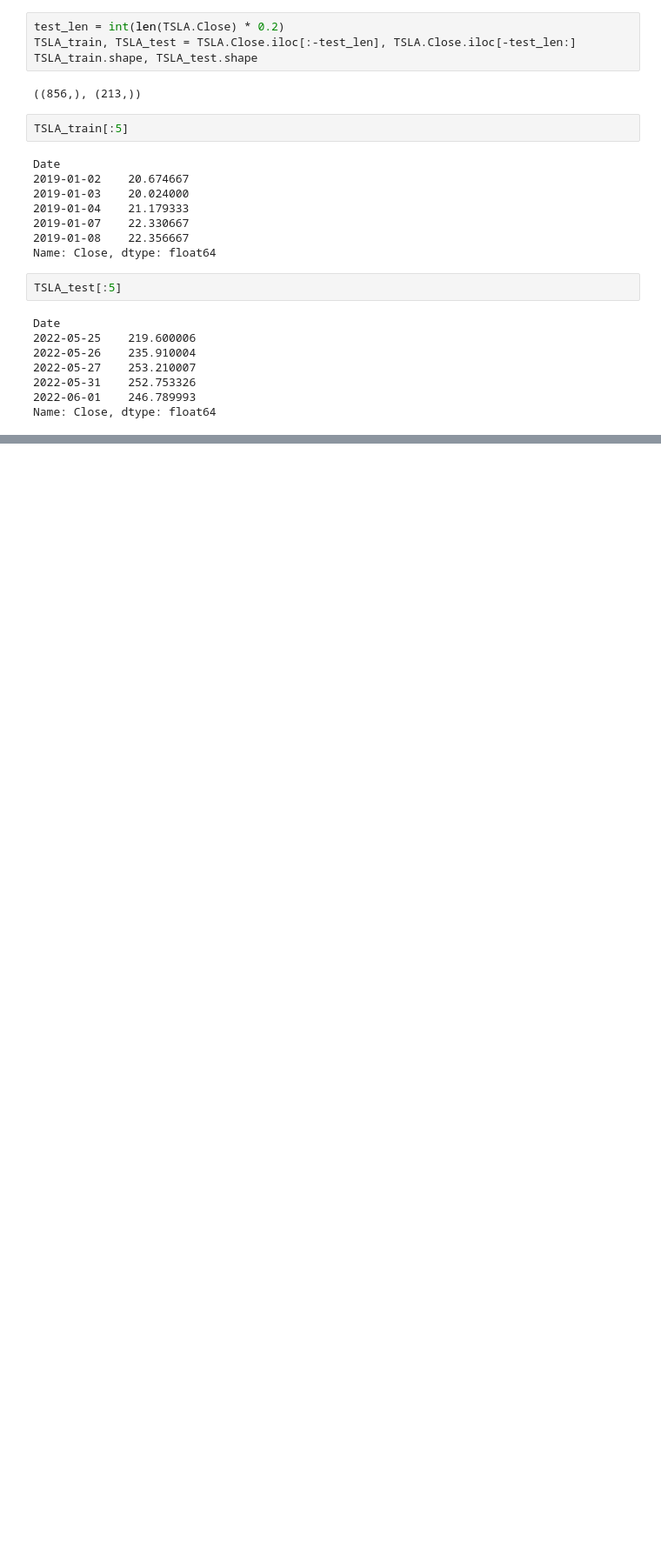
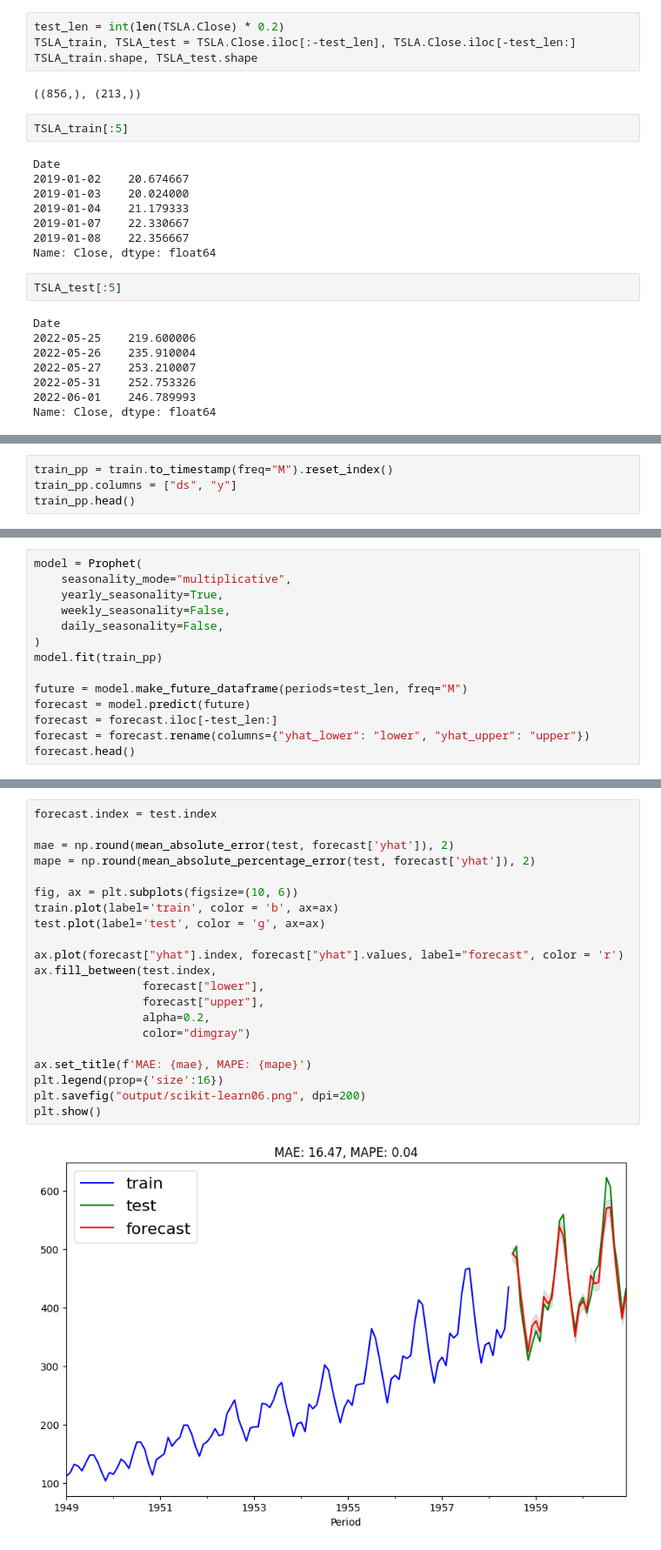
Before and after one commit to dschloe/streamlitbook-saraevan, a Jupyter notebook: ch02/step05_scikit-learn.ipynb, the cells around one changed output, grey strips where cells are left out. Shown at 87% size. Cells and saved outputs as stored; diff of their text form; blank space fills up the shorter version.

```diff
--- a/ch02/step05_scikit-learn.ipynb
+++ b/ch02/step05_scikit-learn.ipynb
@@ -182,0 +219,4 @@ plt.show()
+# %%
+train_pp = train.to_timestamp(freq="M").reset_index()
+train_pp.columns = ["ds", "y"]
+train_pp.head()
@@ -182,0 +230,14 @@ plt.show()
+# %%
+model = Prophet(
+    seasonality_mode="multiplicative",
+    yearly_seasonality=True,
+    weekly_seasonality=False,
+    daily_seasonality=False,
+)
+model.fit(train_pp)
+
+future = model.make_future_dataframe(periods=test_len, freq="M")
+forecast = model.predict(future)
+forecast = forecast.iloc[-test_len:]
+forecast = forecast.rename(columns={"yhat_lower": "lower", "yhat_upper": "upper"})
+forecast.head()
@@ -182,0 +273,23 @@ plt.show()
+# %%
+forecast.index = test.index
+
+mae = np.round(mean_absolute_error(test, forecast['yhat']), 2)
+mape = np.round(mean_absolute_percentage_error(test, forecast['yhat']), 2)
+
+fig, ax = plt.subplots(figsize=(10, 6))
+train.plot(label='train', color = 'b', ax=ax)
+test.plot(label='test', color = 'g', ax=ax)
+
+ax.plot(forecast["yhat"].index, forecast["yhat"].values, label="forecast", color = 'r')
+ax.fill_between(test.index,
+                forecast["lower"],
+                forecast["upper"],
+                alpha=0.2,
+                color="dimgray")
+
+ax.set_title(f'MAE: {mae}, MAPE: {mape}')
+plt.legend(prop={'size':16})
+plt.savefig("output/scikit-learn06.png", dpi=200)
+plt.show()
+# %% [output]
+[figure, added]
```
Also changed, not shown: parts of 11 cells of this notebook, 3 other files.
